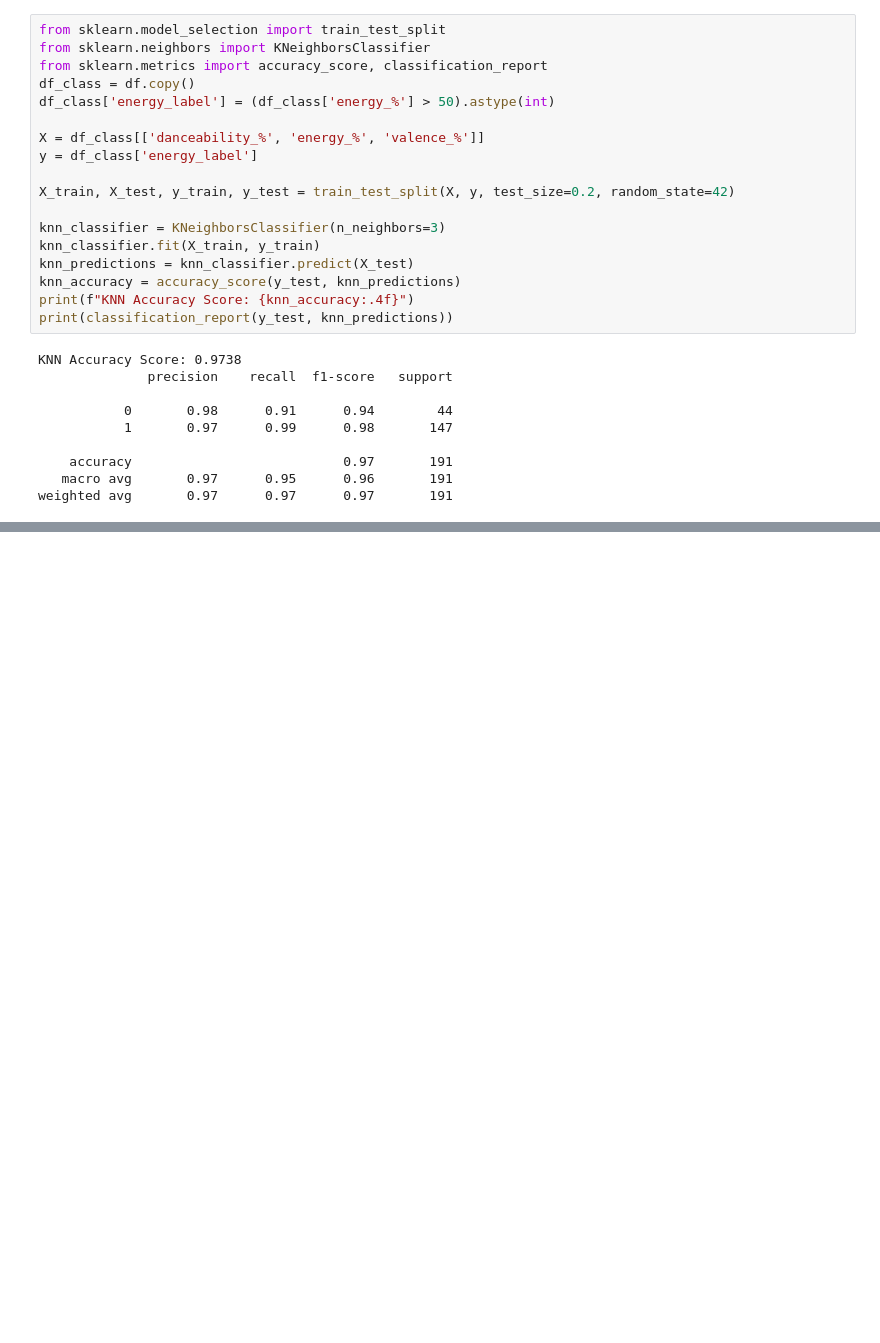
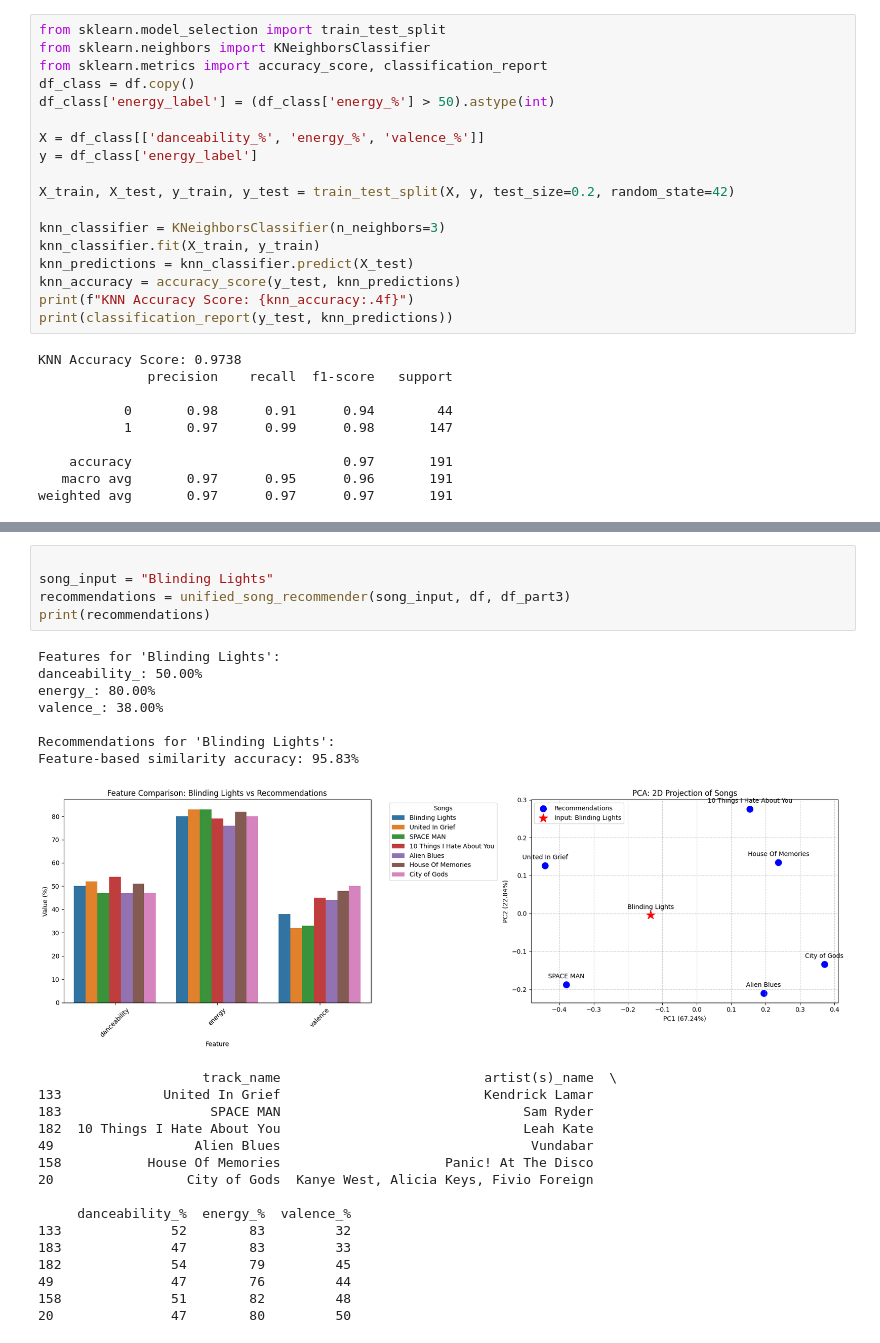
Before and after one commit to Tusharprabhu/Song_recommendationKNN, a Jupyter notebook: newDataset.ipynb, the cells around one changed output, grey strips where cells are left out. Cells and saved outputs as stored; diff of their text form; blank space fills up the shorter version.

```diff
--- a/newDataset.ipynb
+++ b/newDataset.ipynb
@@ -404,0 +547,29 @@ weighted avg       0.97      0.97      0.97       191
+# %%
+
+song_input = "Blinding Lights"
+recommendations = unified_song_recommender(song_input, df, df_part3)
+print(recommendations)
+# %% [output]
+Features for 'Blinding Lights':
+danceability_: 50.00%
+energy_: 80.00%
+valence_: 38.00%
+
+Recommendations for 'Blinding Lights':
+Feature-based similarity accuracy: 95.83%
+[figure, added]
+                     track_name                          artist(s)_name  \
+133             United In Grief                          Kendrick Lamar
+183                   SPACE MAN                               Sam Ryder
+182  10 Things I Hate About You                               Leah Kate
+49                  Alien Blues                                Vundabar
+158           House Of Memories                     Panic! At The Disco
+20                 City of Gods  Kanye West, Alicia Keys, Fivio Foreign
+
+     danceability_%  energy_%  valence_%
+133              52        83         32
+183              47        83         33
+182              54        79         45
+49               47        76         44
+158              51        82         48
+20               47        80         50
```
Also changed, not shown: parts of 7 cells of this notebook.
